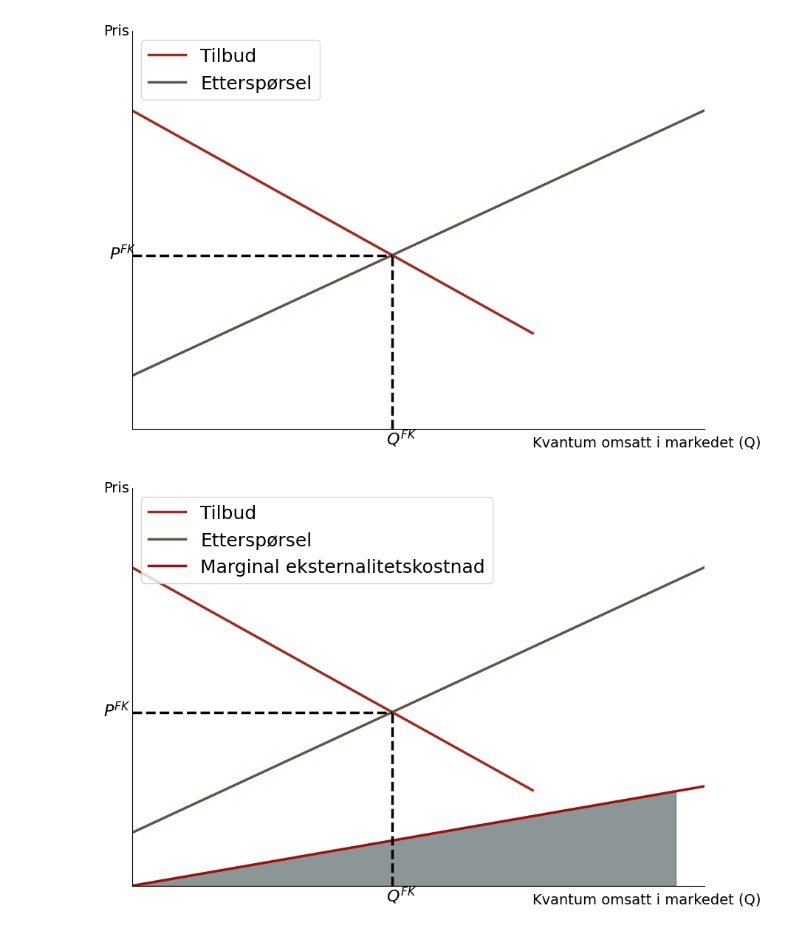
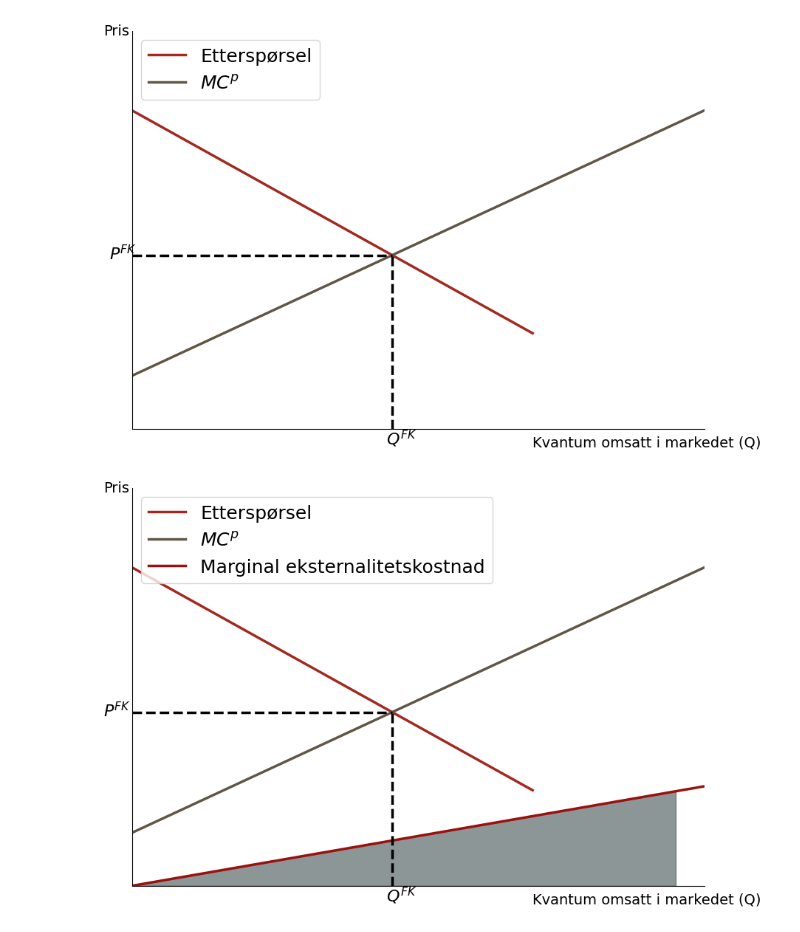
Before and after one commit to DanielFabioG/SOK-2011, a Jupyter notebook: noe_python_kode.ipynb, the cells around one changed output. Drawn from its saved outputs; the diff is of its cells as text; code cells hidden in the pictures.

```diff
--- a/noe_python_kode.ipynb
+++ b/noe_python_kode.ipynb
@@ -91,8 +91,8 @@ x_num_2 = np.linspace(0.1,70,100)
 fig, ax = create_ax()
 
 # Plotting the supply and demand functions
-ax.plot(x_num_2,supply(x_num_2) ,label='Tilbud', color='#A42820', linewidth=2.5)
-ax.plot(x_num,demand(x_num,0) ,label='Etterspørsel', color='#5F5647', linewidth=2.5)
+ax.plot(x_num_2,supply(x_num_2) ,label='Etterspørsel', color='#A42820', linewidth=2.5)
+ax.plot(x_num,demand(x_num,0) ,label='$MC^p$', color='#5F5647', linewidth=2.5)
 
 #ax.plot(x_num,demand(x_num,5) ,label='Etterspørsel med turistskatt', color='darkslategray')
 
@@ -119,34 +119,34 @@ ax.set_yticks([])
 # x-axis label
 ax.text(70, -4.5, 'Kvantum omsatt i markedet (Q)', fontsize=14)
 # y-axis label
 ax.text(-5, 99, 'Pris', fontsize=14)
 
 # X1
 ax.text(x_eq-1, -4, '$Q^{FK}$', fontsize=16)
 # P1
 ax.text(-4, p_eq-1, '$P^{FK}$', fontsize=16)
 
 # make the y axis go to 400
 ax.set_ylim(0,100)
 
 
 # X2
 #ax.text(x_eq_t5-1, -2.5, '$Q^{SO}$', fontsize=10)
 # P2
 #ax.text(-3.5, p_eq_t5-1, '$P^{SO}$', fontsize=10)
 # Defining q as a numpy array
 
 q= np.linspace(0.1,x_eq,100)
 
 
 ax.legend(loc='upper left', fontsize=18)
 
 
 # filling the deadweight loss
 #ax.fill_between(q3,supply(q3),demand(q3,0), color = 'grey', label='Dødsvektstap')
 plt.savefig('dokumentobjekter/figurer/market_eq.png')
 # %% [output]
-[figure, old version]
+[figure, new version]
 # %%
 
 x_num=np.linspace(0.1,100,100)
@@ -155,8 +155,8 @@ x_num_2=np.linspace(0.1,70,100)
 fig, ax = create_ax()
 
 # Plotting the supply and demand functions
-ax.plot(x_num_2,supply(x_num_2) ,label='Tilbud', color='#A42820', linewidth=2.5)
-ax.plot(x_num,demand(x_num,0) ,label='Etterspørsel', color='#5F5647', linewidth=2.5)
+ax.plot(x_num_2,supply(x_num_2) ,label='Etterspørsel', color='#A42820', linewidth=2.5)
+ax.plot(x_num,demand(x_num,0) ,label='$MC^p$', color='#5F5647', linewidth=2.5)
 
 x_num_3 = np.linspace(0.1,95,100)
 # marginal eksternal kostnad
@@ -214,7 +214,7 @@ ax.legend(loc='upper left', fontsize=18)
 #ax.fill_between(q3,supply(q3),demand(q3,0), color = 'grey', label='Dødsvektstap')
 plt.savefig('dokumentobjekter/figurer/market_eq_2.png')
 # %% [output]
-[figure, old version]
+[figure, new version]
 # %%
 
 x_num=np.linspace(0.1,100,100)
```
Also changed, not shown: parts of 1 cell of this notebook, 7 other files.
